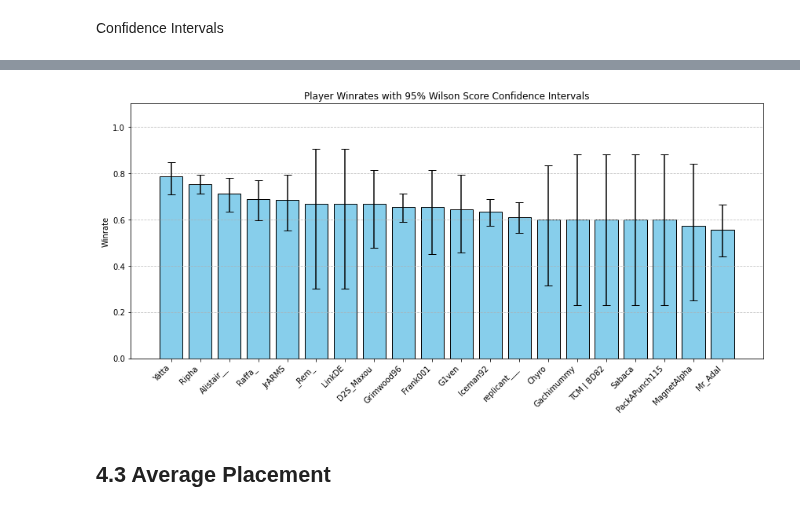
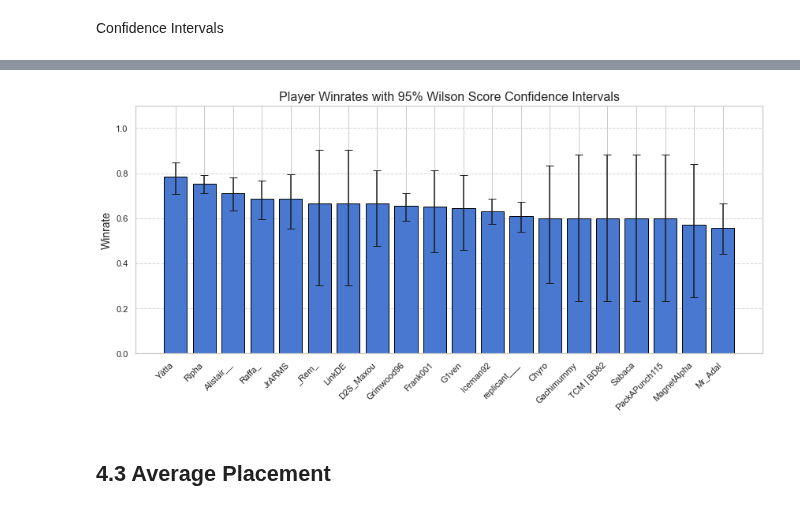
Before and after one commit to DarrenCCT/Tournament-Analysis, a Jupyter notebook: EUAC - Analysis.ipynb, the cells around one changed output, grey strips where cells are left out. Drawn from its saved outputs; the diff is of its cells as text; code cells hidden in the pictures.

```diff
--- a/EUAC - Analysis.ipynb
+++ b/EUAC - Analysis.ipynb
@@ -11,6 +11,11 @@ import pandas as pd
 import seaborn as sns
 import matplotlib.pyplot as plt
 import numpy as np
+sns.set_theme(style="whitegrid", palette="muted", rc={
+    'figure.figsize': (10, 6),
+    'axes.titlesize': 16,
+    'axes.labelsize': 14
+})
 # %%
 df = pd.read_csv("CleanedSets.csv")
 playerdf = pd.read_csv("CleanedDetails.csv")
@@ -409,20 +405,22 @@ filterdf["Set Winrate"] = filterdf.apply(lambda x: x["Set Winrate"]/100, axis=1)
 # %%
+filterdf["Set Winrate"] = filterdf.apply(lambda x: x["Set Winrate"]/100, axis=1)
+
 # Plot
 plt.figure(figsize=(12, 6))
 x = np.arange(len(filterdf))
 y = filterdf["Set Winrate"]
 yerr = [y - filterdf["CI Low Sets"], filterdf["CI High Sets"] - y]
 
-plt.bar(x, y, yerr=yerr, capsize=5, color='skyblue', edgecolor='black')
+plt.bar(x, y, yerr=yerr, capsize=5, edgecolor='black')
 plt.xticks(x, filterdf["Player_Map"], rotation=45, ha="right")
 plt.ylabel("Winrate")
 plt.ylim(0, 1.1)
 plt.title("Player Winrates with 95% Wilson Score Confidence Intervals")
 plt.tight_layout()
 plt.grid(axis='y', linestyle='--', alpha=0.8)
 plt.show()
 # %% [output]
-[figure, old version]
+[figure, new version]
 # %%
 # Look into CI range cut-offs.
 # %% [markdown]
```
Also changed, not shown: parts of 41 cells of this notebook.
